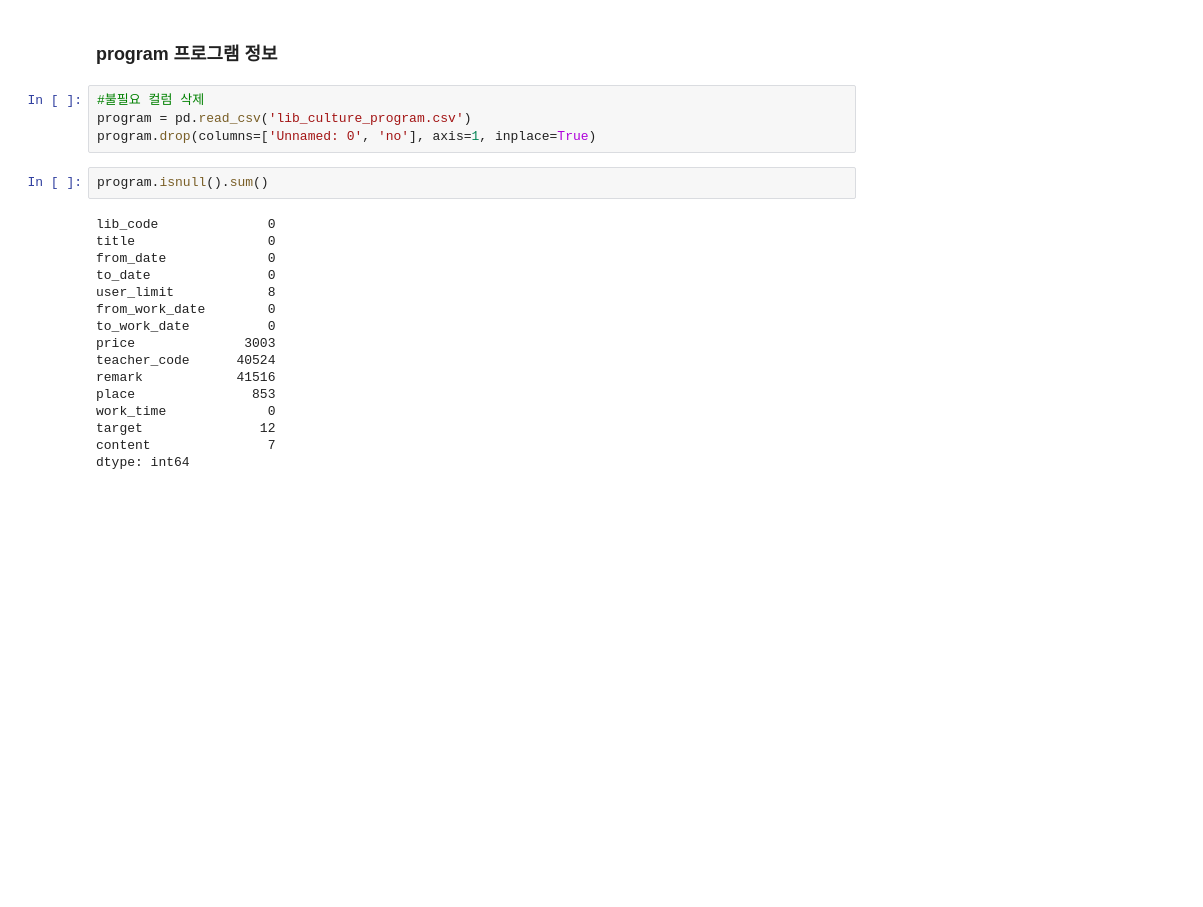
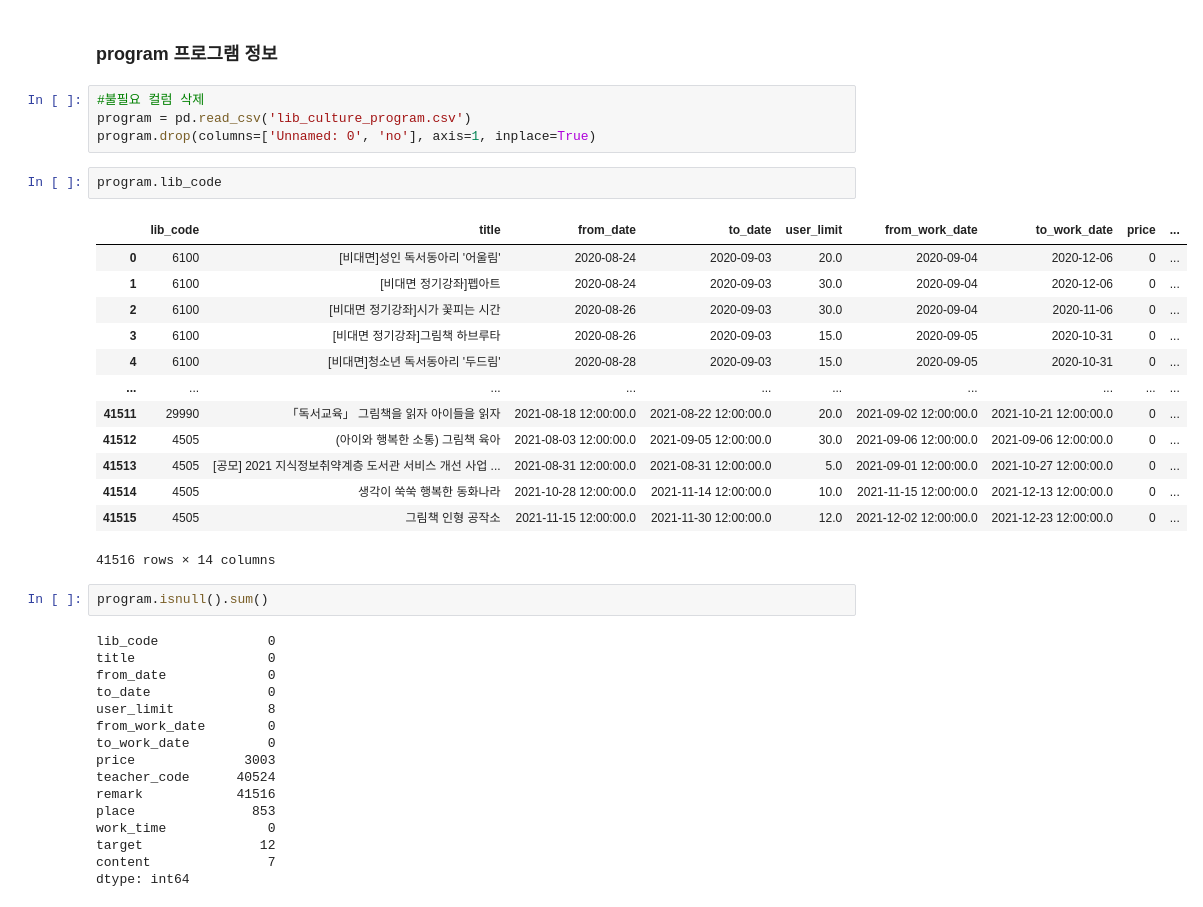
Before and after one commit to kyunakim/everybodys_lib, a Jupyter notebook: olive/program.ipynb, the cells around one changed output. Cells and saved outputs as stored; diff of their text form; blank space fills up the shorter version.

```diff
--- a/olive/program.ipynb
+++ b/olive/program.ipynb
@@ -19,6 +19,22 @@ import pandas as pd
 #불필요 컬럼 삭제
 program = pd.read_csv('lib_culture_program.csv')
 program.drop(columns=['Unnamed: 0', 'no'], axis=1, inplace=True)
+# %%
+program.lib_code
+# %% [output]
+|  | lib_code | title | from_date | to_date | user_limit | from_work_date | to_work_date | price | ... |
+| 0 | 6100 | [비대면]성인 독서동아리 '어울림' | 2020-08-24 | 2020-09-03 | 20.0 | 2020-09-04 | 2020-12-06 | 0 | ... |
+| 1 | 6100 | [비대면 정기강좌]펩아트 | 2020-08-24 | 2020-09-03 | 30.0 | 2020-09-04 | 2020-12-06 | 0 | ... |
+| 2 | 6100 | [비대면 정기강좌]시가 꽃피는 시간 | 2020-08-26 | 2020-09-03 | 30.0 | 2020-09-04 | 2020-11-06 | 0 | ... |
+| 3 | 6100 | [비대면 정기강좌]그림책 하브루타 | 2020-08-26 | 2020-09-03 | 15.0 | 2020-09-05 | 2020-10-31 | 0 | ... |
+| 4 | 6100 | [비대면]청소년 독서동아리 '두드림' | 2020-08-28 | 2020-09-03 | 15.0 | 2020-09-05 | 2020-10-31 | 0 | ... |
+| ... | ... | ... | ... | ... | ... | ... | ... | ... | ... |
+| 41511 | 29990 | 「독서교육」 그림책을 읽자 아이들을 읽자 | 2021-08-18 12:00:00.0 | 2021-08-22 12:00:00.0 | 20.0 | 2021-09-02 12:00:00.0 | 2021-10-21 12:00:00.0 | 0 | ... |
+| 41512 | 4505 | (아이와 행복한 소통) 그림책 육아 | 2021-08-03 12:00:00.0 | 2021-09-05 12:00:00.0 | 30.0 | 2021-09-06 12:00:00.0 | 2021-09-06 12:00:00.0 | 0 | ... |
+| 41513 | 4505 | [공모] 2021 지식정보취약계층 도서관 서비스 개선 사업 ... | 2021-08-31 12:00:00.0 | 2021-08-31 12:00:00.0 | 5.0 | 2021-09-01 12:00:00.0 | 2021-10-27 12:00:00.0 | 0 | ... |
+| 41514 | 4505 | 생각이 쑥쑥 행복한 동화나라 | 2021-10-28 12:00:00.0 | 2021-11-14 12:00:00.0 | 10.0 | 2021-11-15 12:00:00.0 | 2021-12-13 12:00:00.0 | 0 | ... |
+| 41515 | 4505 | 그림책 인형 공작소 | 2021-11-15 12:00:00.0 | 2021-11-30 12:00:00.0 | 12.0 | 2021-12-02 12:00:00.0 | 2021-12-23 12:00:00.0 | 0 | ... |
+41516 rows × 14 columns
 # %%
 program.isnull().sum()
 # %% [output]
```
Also changed, not shown: parts of 11 cells of this notebook, 3 other files.
